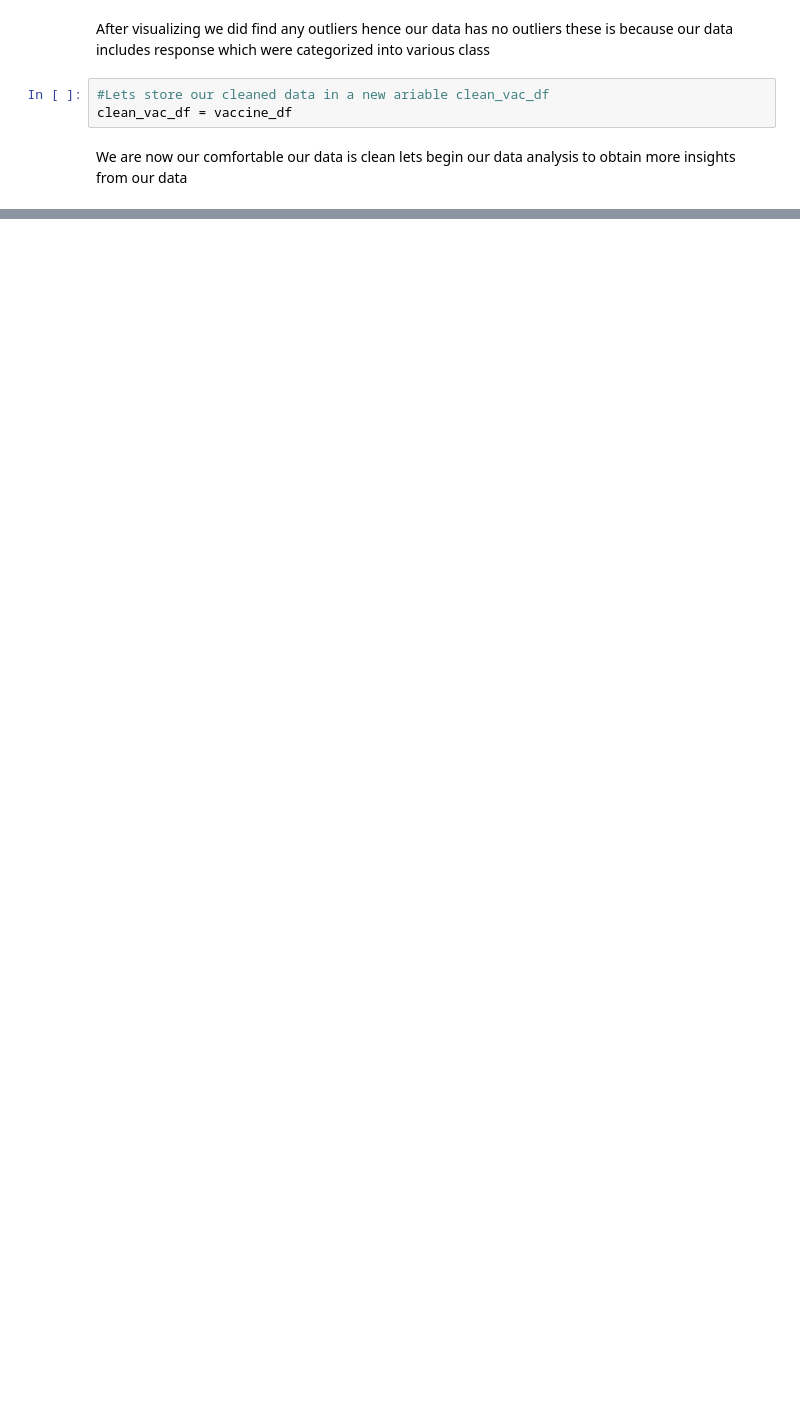
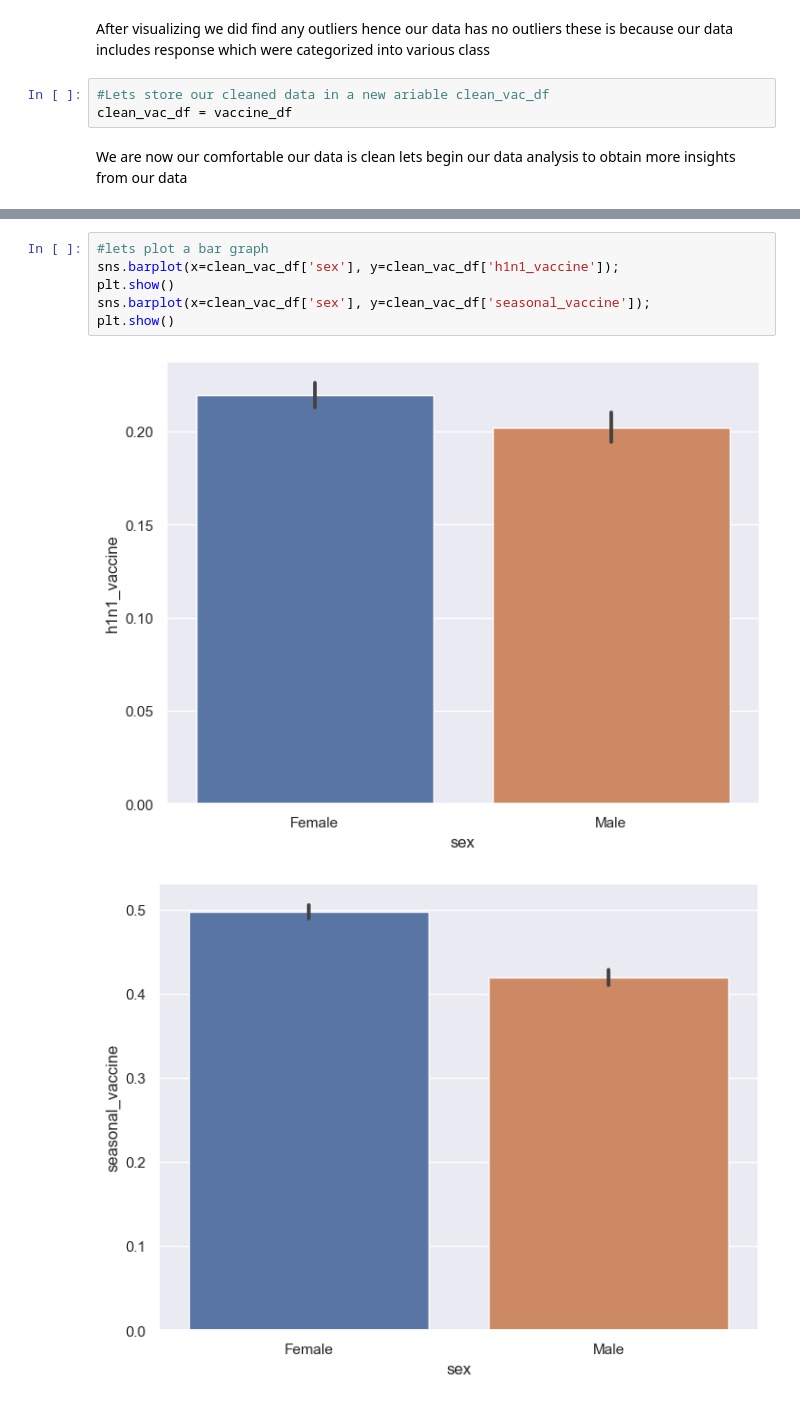
Before and after one commit to Geraldkigotho/Flu-Shot-Learning-project, a Jupyter notebook: project.ipynb, the cells around one changed output, grey strips where cells are left out. Drawn from its saved outputs; the diff is of its cells as text; blank space fills up the shorter version.

```diff
--- a/project.ipynb
+++ b/project.ipynb
@@ -481,0 +506,9 @@ We are now our comfortable our data is clean lets begin  our  data analysis to o
+# %%
+#lets plot a bar graph
+sns.barplot(x=clean_vac_df['sex'], y=clean_vac_df['h1n1_vaccine']);
+plt.show()
+sns.barplot(x=clean_vac_df['sex'], y=clean_vac_df['seasonal_vaccine']);
+plt.show()
+# %% [output]
+[figure, added]
+[figure, added]
```
Also changed, not shown: parts of 16 cells of this notebook.
